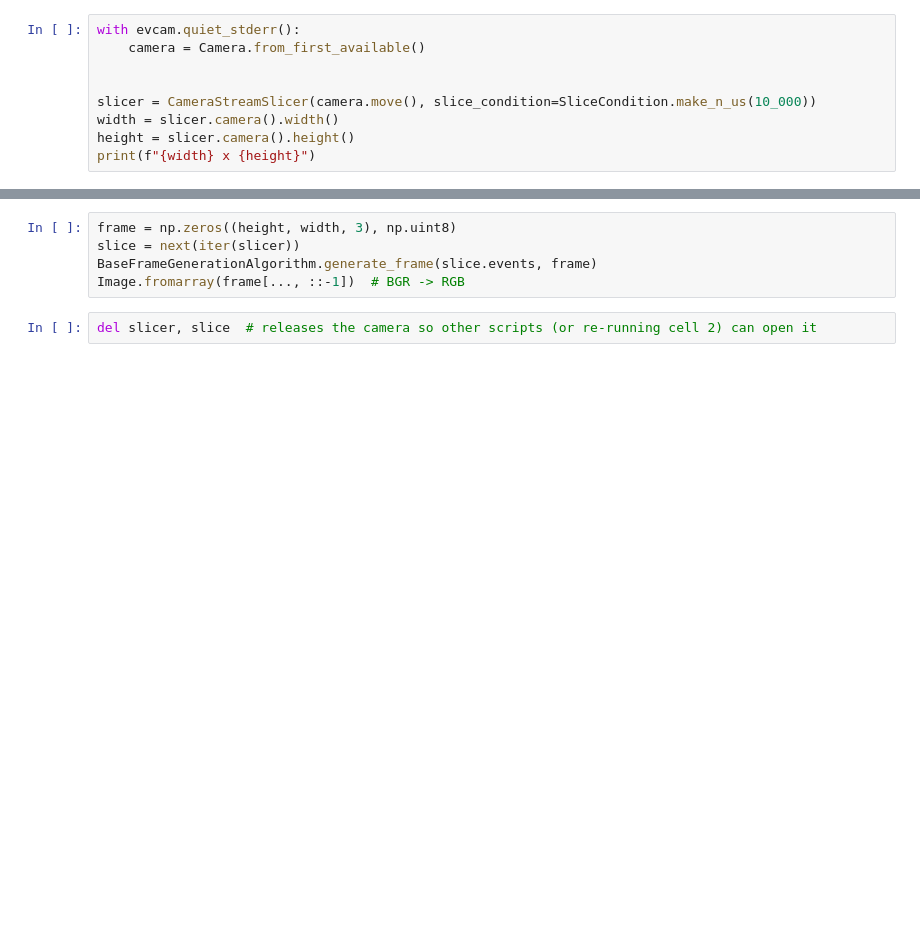
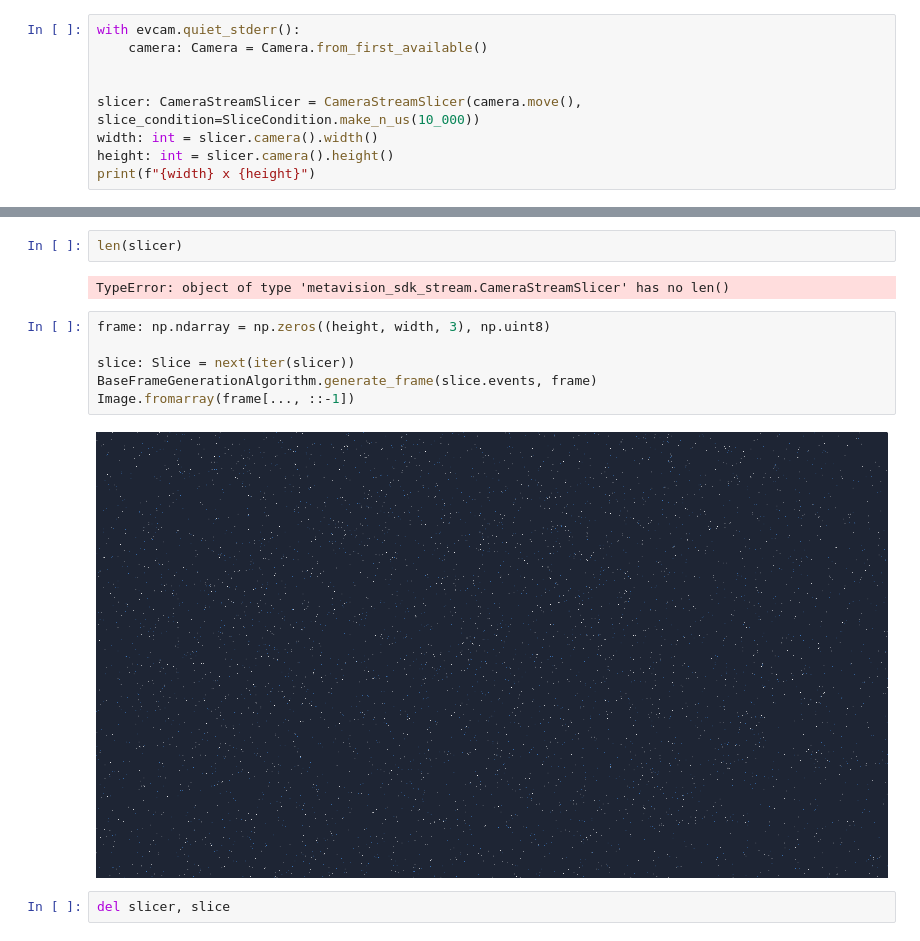
Before and after one commit to importly/dmdcontrol, a Jupyter notebook: notebooks/prophsee.ipynb, the cells around one changed output, grey strips where cells are left out. Saved outputs shown, nothing was run; the diff lists cells and outputs as text; blank space fills up the shorter version.

```diff
--- a/notebooks/prophsee.ipynb
+++ b/notebooks/prophsee.ipynb
@@ -8,10 +8,10 @@ from metavision_sdk_stream import Camera, CameraStreamSlicer, SliceCondition
 # %%
 with evcam.quiet_stderr():
-    camera = Camera.from_first_available()
+    camera: Camera = Camera.from_first_available()
 
 
-slicer = CameraStreamSlicer(camera.move(), slice_condition=SliceCondition.make_n_us(10_000))
-width = slicer.camera().width()
-height = slicer.camera().height()
+slicer: CameraStreamSlicer = CameraStreamSlicer(camera.move(), slice_condition=SliceCondition.make_n_us(10_000))
+width: int = slicer.camera().width()
+height: int = slicer.camera().height()
 print(f"{width} x {height}")
 # %% [output]
@@ -50,7 +69,14 @@ if duration_seconds >= 1:  # No need to print this statistics if the total durat
+# %%
+len(slicer)
+# %% [output]
+TypeError: object of type 'metavision_sdk_stream.CameraStreamSlicer' has no len()
 # %%
-frame = np.zeros((height, width, 3), np.uint8)
-slice = next(iter(slicer))
+frame: np.ndarray = np.zeros((height, width, 3), np.uint8)
+
+slice: Slice = next(iter(slicer))
 BaseFrameGenerationAlgorithm.generate_frame(slice.events, frame)
-Image.fromarray(frame[..., ::-1])  # BGR -> RGB
+Image.fromarray(frame[..., ::-1])
+# %% [output]
+[figure, added]
 # %%
-del slicer, slice  # releases the camera so other scripts (or re-running cell 2) can open it
+del slicer, slice
```
Also changed, not shown: parts of 4 cells of this notebook, 7 other files.
